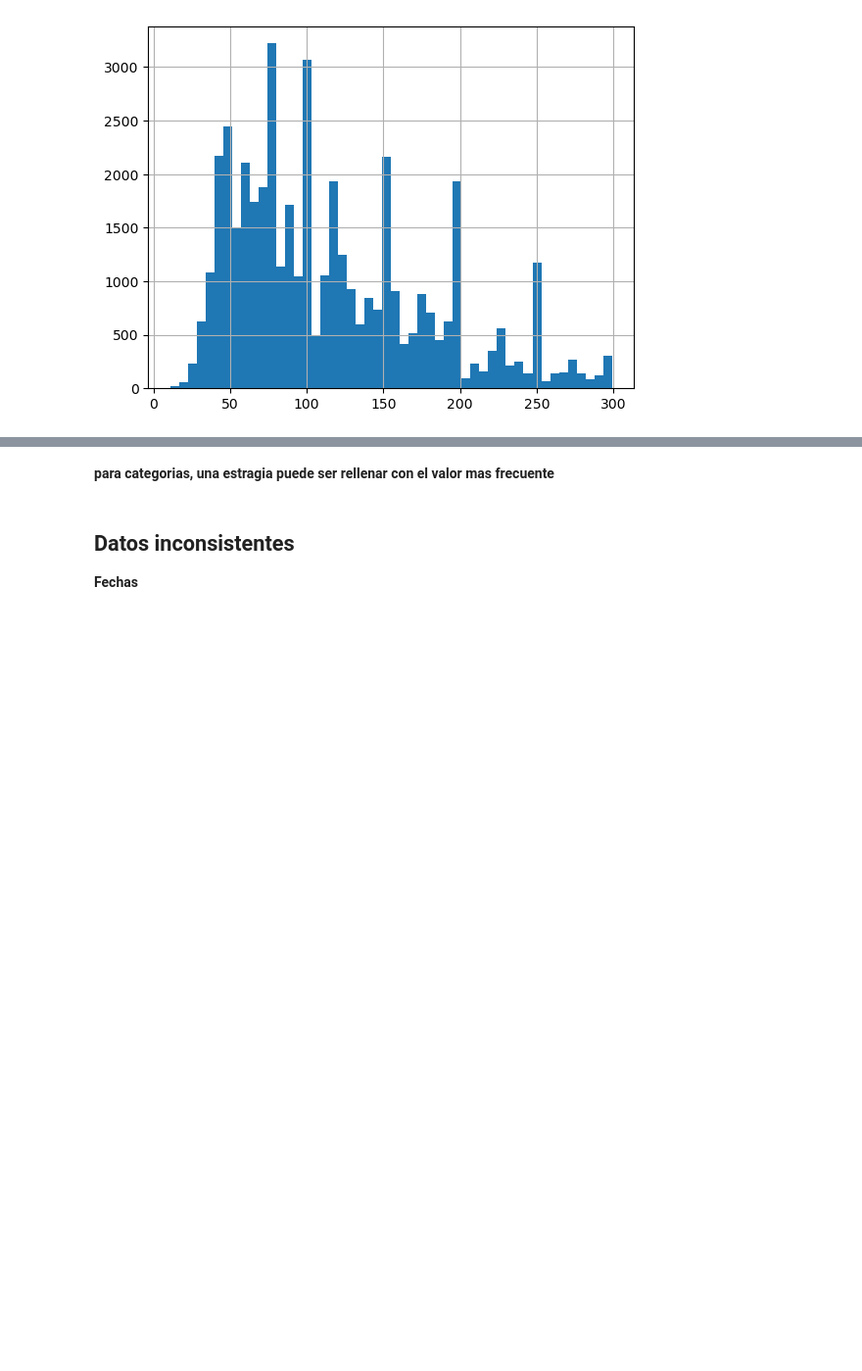
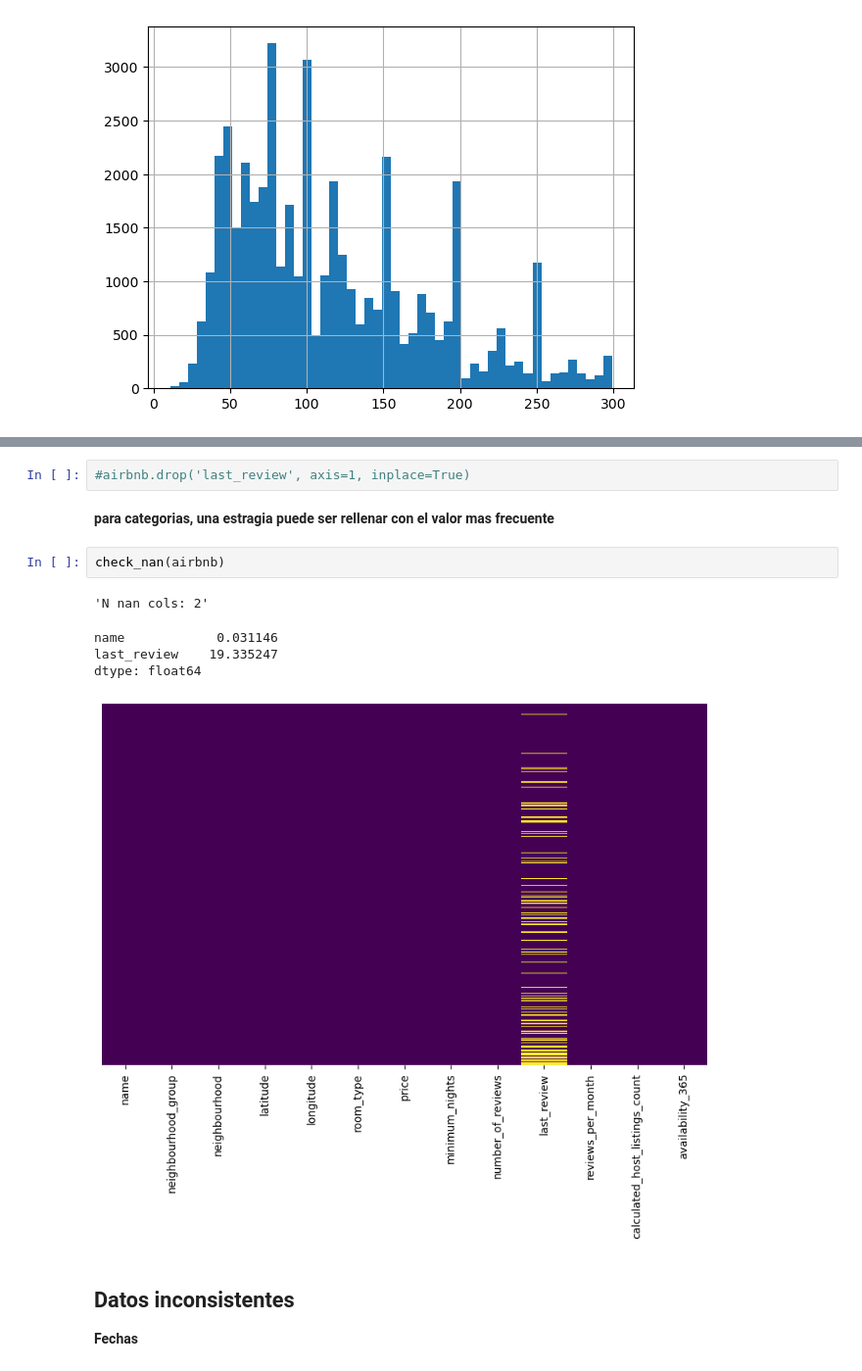
Before and after one commit to Ironhack-Data-Madrid-Julio-2023/apuntes_clase, a Jupyter notebook: semana_2/4.1 - Data Cleaning 2.ipynb, the cells around one changed output, grey strips where cells are left out. Shown: that part at 98% size. Saved outputs shown, nothing was run; the diff lists cells and outputs as text; blank space fills up the shorter version.

```diff
--- a/semana_2/4.1 - Data Cleaning 2.ipynb
+++ b/semana_2/4.1 - Data Cleaning 2.ipynb
@@ -288,5 +343,15 @@ airbnb.price.hist(bins=50);  # 50 barras
+# %%
+#airbnb.drop('last_review', axis=1, inplace=True)
 # %% [markdown]
 **para categorias, una estragia puede ser rellenar con el valor mas frecuente**
+# %%
+check_nan(airbnb)
+# %% [output]
+'N nan cols: 2'
+name            0.031146
+last_review    19.335247
+dtype: float64
+[figure, added]
 # %% [markdown]
 ## Datos inconsistentes
 
```
Also changed, not shown: parts of 59 cells of this notebook.
